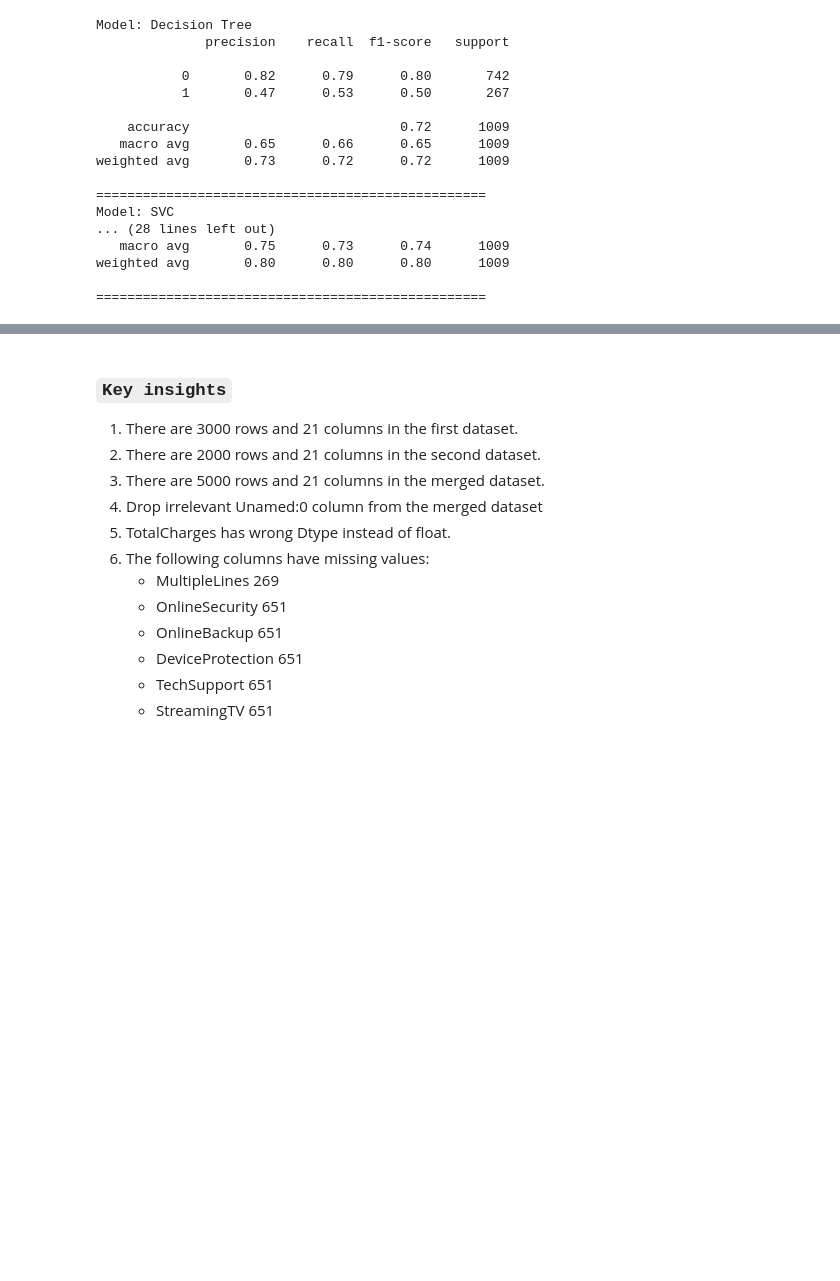
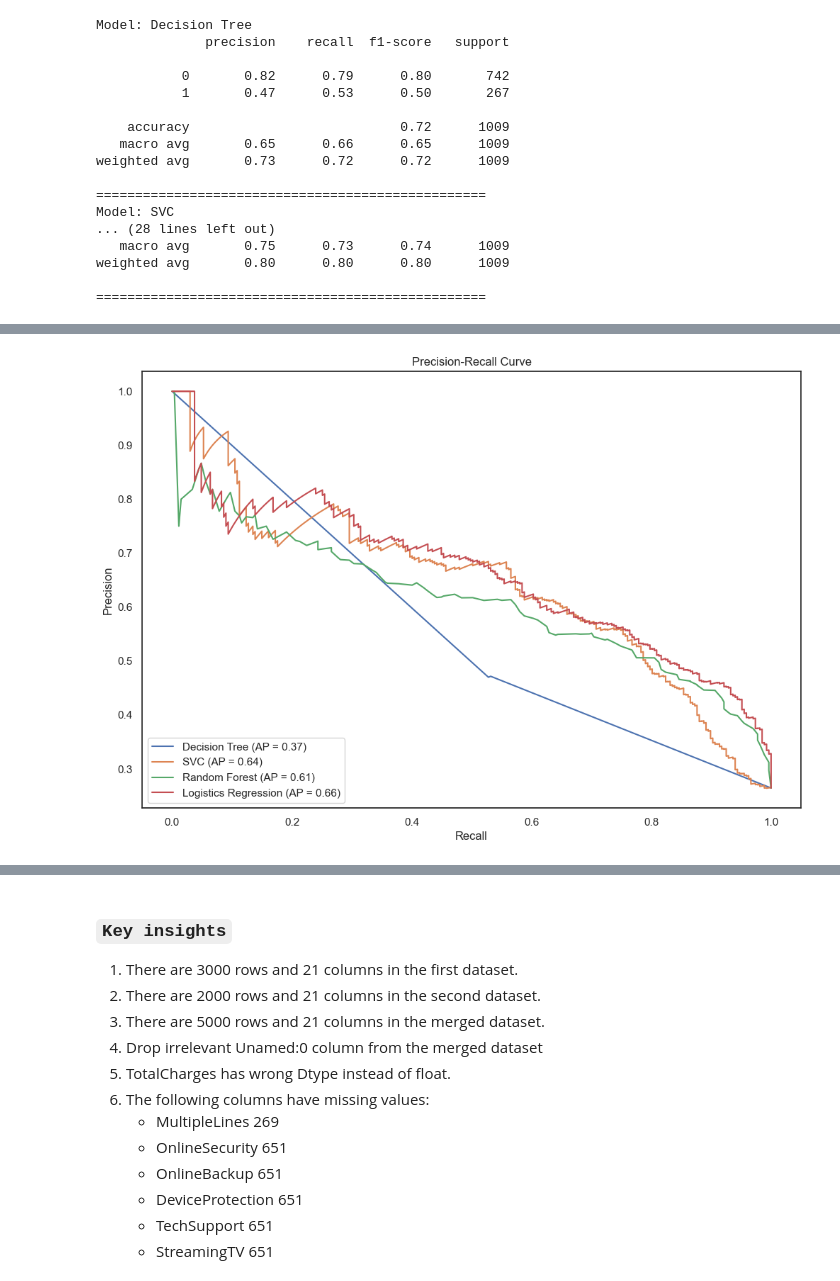
Before and after one commit to JusticeHanson/customr-churn-prediction, a Jupyter notebook: main.ipynb, the cells around one changed output, grey strips where cells are left out. Cells and saved outputs as stored; diff of their text form; code cells hidden in the pictures; blank space fills up the shorter version.

```diff
--- a/main.ipynb
+++ b/main.ipynb
@@ -732,0 +809,26 @@ weighted avg       0.80      0.80      0.80      1009
+# %%
+from sklearn.metrics import precision_recall_curve, average_precision_score
+
+def plot_precision_recall_curve(models, X_test, y_test):
+    plt.figure(figsize=(12, 8))
+
+    for model_name, classifier in models:
+        pipeline = Pipeline(steps=[
+            ('preprocessor', preprocessor),
+            ('classifier', classifier)
+        ])
+        pipeline.fit(X_train, y_train_encoded)
+        y_prob = pipeline.predict_proba(X_test)[:, 1]  # Probability estimates for the positive class
+        precision, recall, _ = precision_recall_curve(y_test_encoded, y_prob)
+        avg_precision = average_precision_score(y_test_encoded, y_prob)
+        plt.plot(recall, precision, label=f'{model_name} (AP = {avg_precision:.2f})')
+
+    plt.xlabel('Recall')
+    plt.ylabel('Precision')
+    plt.title('Precision-Recall Curve')
+    plt.legend(loc='lower left')
+    plt.show()
+
+plot_precision_recall_curve(models, X_test, y_test_encoded)
+# %% [output]
+[figure, added]
```
Also changed, not shown: parts of 31 cells of this notebook.
